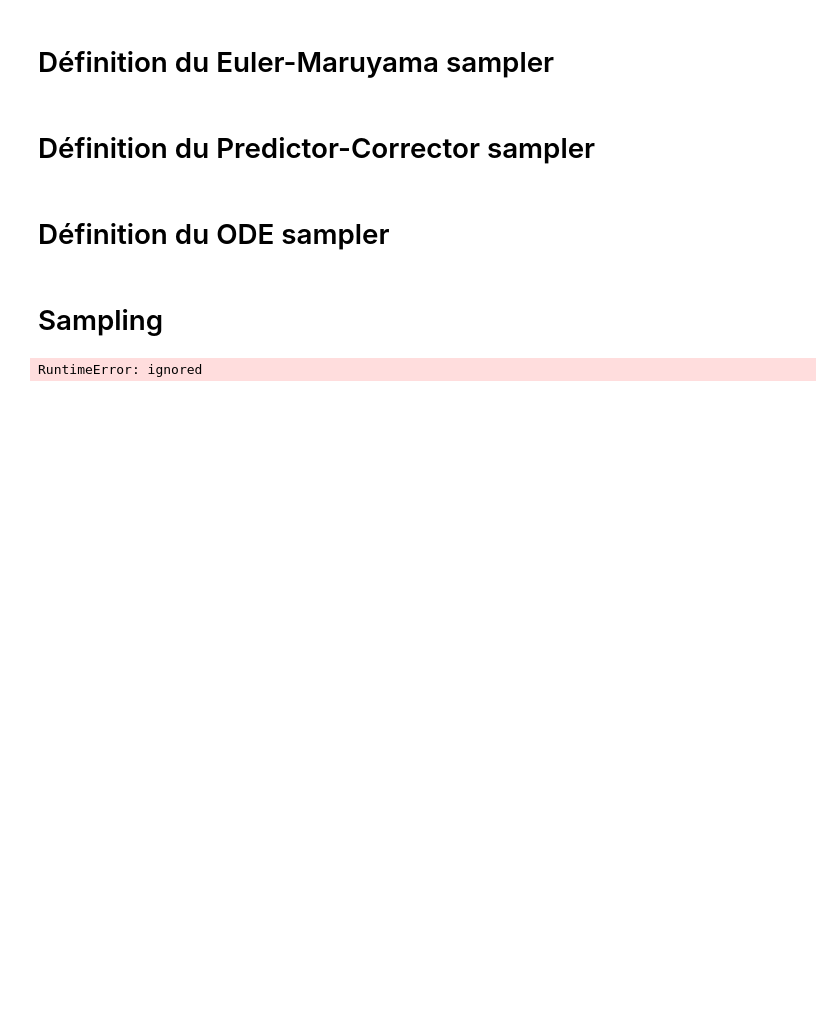
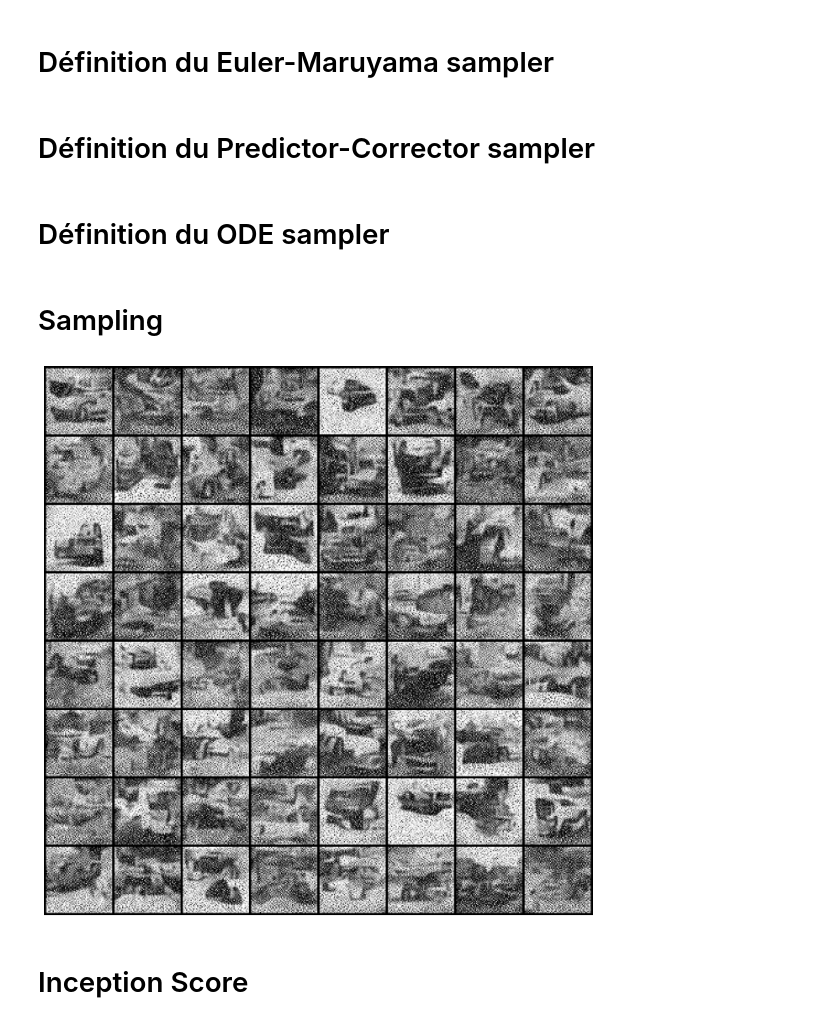
Before and after one commit to ydecoster/Deep_Learning_ENSAE_2022, a Jupyter notebook: notebook_DL.ipynb, the cells around one changed output. Cells and saved outputs as stored; diff of their text form; code cells hidden in the pictures; blank space fills up the shorter version.

```diff
--- a/notebook_DL.ipynb
+++ b/notebook_DL.ipynb
@@ -137,7 +182,7 @@ class Dense(nn.Module):
 class ScoreNet(nn.Module):
   """A time-dependent score-based model built upon U-Net architecture."""
 
-  def __init__(self, marginal_prob_std, channels=[32, 64, 128, 256], embed_dim=256):
+  def __init__(self, marginal_prob_std, channels=[64, 64, 128, 256], embed_dim=256):
     """Initialize a time-dependent score-based network.
 
     Args:
@@ -286,11 +331,11 @@ device
 score_model = torch.nn.DataParallel(ScoreNet(marginal_prob_std=marginal_prob_std_fn))
 score_model = score_model.to(device)
 
-# n_epochs =   5#@param {'type':'integer'}
-# ## size of a mini-batch
-# batch_size =  32 #@param {'type':'integer'}
-# ## learning rate
-# lr=1e-4 #@param {'type':'number'}
+n_epochs =   300#@param {'type':'integer'}
+## size of a mini-batch
+batch_size =  32 #@param {'type':'integer'}
+## learning rate
+lr=1e-4 #@param {'type':'number'}
 
 # dataset = FashionMNIST('.', train=True, transform=transforms.ToTensor(), download=True)
 # data_loader = DataLoader(dataset, batch_size=batch_size, shuffle=True, num_workers=4)
@@ -337,2 +382,2 @@ ckpt_cars_300ep_60p 100%[===================>]   4.54M  --.-KB/s    in 0.02s
 # %%
-# score_model.load_state_dict(torch.load("ckpt_cars_300ep_60px.pth"))
+score_model.load_state_dict(torch.load("ckpt_cars_300ep_60px.pth"))
@@ -411,7 +458,7 @@ def pc_sampler(score_model,
     Samples.
   """
   t = torch.ones(batch_size, device=device)
-  init_x = torch.randn(batch_size, 1, 28, 28, device=device) * marginal_prob_std(t)[:, None, None, None]
+  init_x = torch.randn(batch_size, 1, 60, 60, device=device) * marginal_prob_std(t)[:, None, None, None]
   time_steps = np.linspace(1., eps, num_steps)
   step_size = time_steps[0] - time_steps[1]
   x = init_x
@@ -496,34 +543,34 @@ def ode_sampler(score_model,
 # %%
 from torchvision.utils import make_grid
 
 ## Load the pre-trained checkpoint from disk.
 device = 'cuda' #@param ['cuda', 'cpu'] {'type':'string'}
 
-# Chargement du checkpoint
-# ckpt = torch.load('ckpt_fashion.pth', map_location = device)
+# ckpt = torch.load('ckpt_fashion.pth', map_location=device)
 ckpt = torch.load('ckpt_cars_300ep_60px.pth', map_location=device)
-
 score_model.load_state_dict(ckpt)
 
 sample_batch_size = 64 #@param {'type':'integer'}
-sampler = ode_sampler #@param ['Euler_Maruyama_sampler', 'pc_sampler', 'ode_sampler'] {'type': 'raw'}
+sampler = pc_sampler #@param ['Euler_Maruyama_sampler', 'pc_sampler', 'ode_sampler'] {'type': 'raw'}
 
 ## Generate samples using the specified sampler.
 samples = sampler(score_model,
                   marginal_prob_std_fn,
                   diffusion_coeff_fn,
                   sample_batch_size,
                   device=device)
 
 ## Sample visualization.
 samples = samples.clamp(0.0, 1.0)
 %matplotlib inline
 import matplotlib.pyplot as plt
 sample_grid = make_grid(samples, nrow=int(np.sqrt(sample_batch_size)))
 
-plt.figure(figsize=(6,6))
+plt.figure(figsize=(12,12))
 plt.axis('off')
 plt.imshow(sample_grid.permute(1, 2, 0).cpu(), vmin=0., vmax=1.)
 plt.show()
 # %% [output]
-RuntimeError: ignored
+[figure, added]
+# %% [markdown]
+# Inception Score
```
Also changed, not shown: parts of 15 cells of this notebook.
